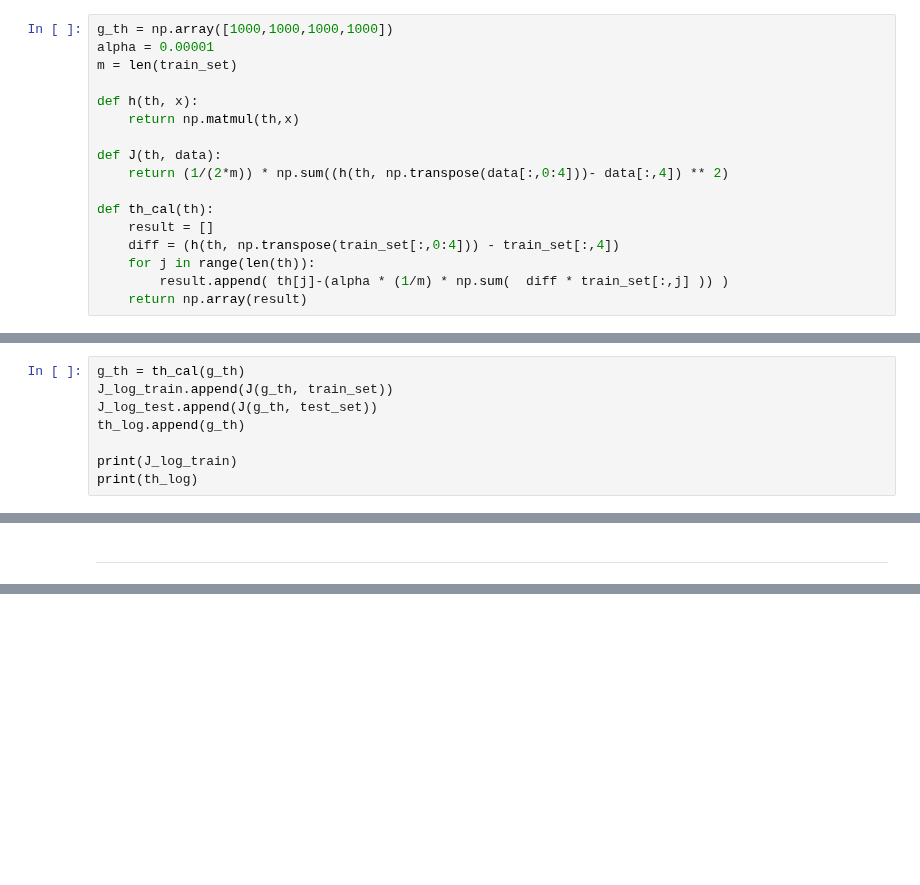
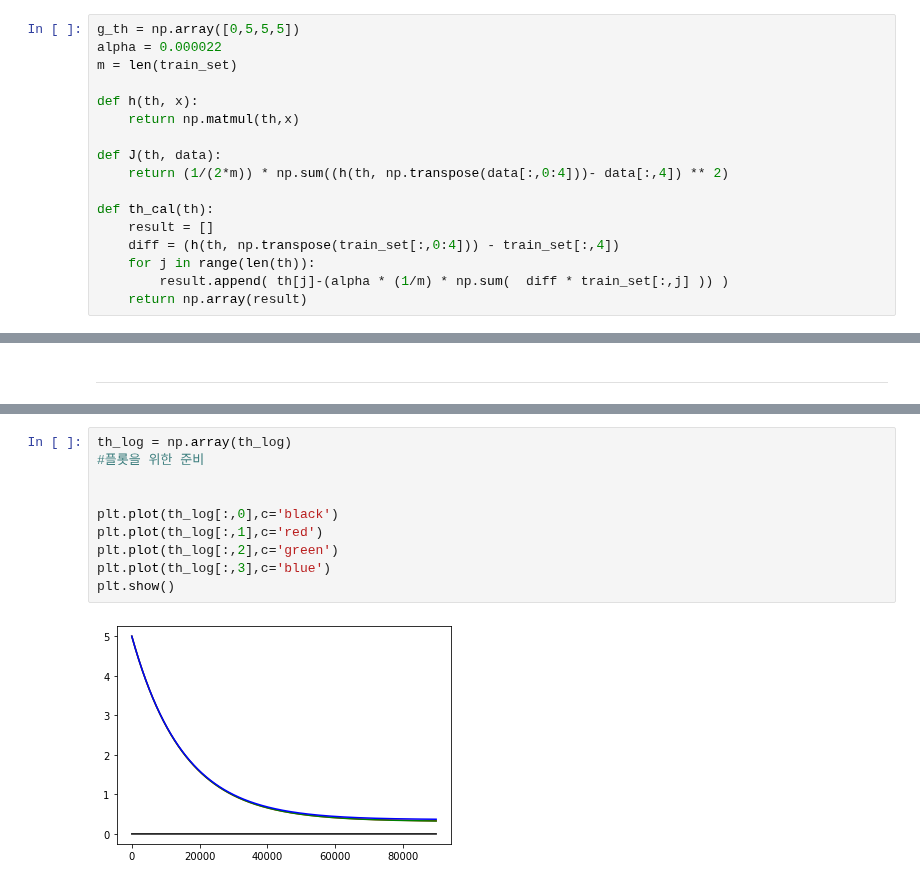
Before and after one commit to heebinYoo/assignment-02, a Jupyter notebook: assign02.ipynb, the cells around one changed output, grey strips where cells are left out. Drawn from its saved outputs; the diff is of its cells as text; blank space fills up the shorter version.

```diff
--- a/assign02.ipynb
+++ b/assign02.ipynb
@@ -84,8 +84,8 @@
 
 이것을 바탕으로 다음 $\theta$를 정해봅니다.
 # %%
-g_th = np.array([1000,1000,1000,1000])
-alpha = 0.00001
+g_th = np.array([0,5,5,5])
+alpha = 0.000022
 m = len(train_set)
 
 def h(th, x):
@@ -107,8 +102,0 @@ th_log = [g_th]
-# %%
-g_th = th_cal(g_th)
-J_log_train.append(J(g_th, train_set))
-J_log_test.append(J(g_th, test_set))
-th_log.append(g_th)
-
-print(J_log_train)
-print(th_log)
@@ -344,0 +167,12 @@ plt.show()
+# %%
+th_log = np.array(th_log)
+#플롯을 위한 준비
+
+
+plt.plot(th_log[:,0],c='black')
+plt.plot(th_log[:,1],c='red')
+plt.plot(th_log[:,2],c='green')
+plt.plot(th_log[:,3],c='blue')
+plt.show()
+# %% [output]
+[figure, added]
```
Also changed, not shown: parts of 20 cells of this notebook.
